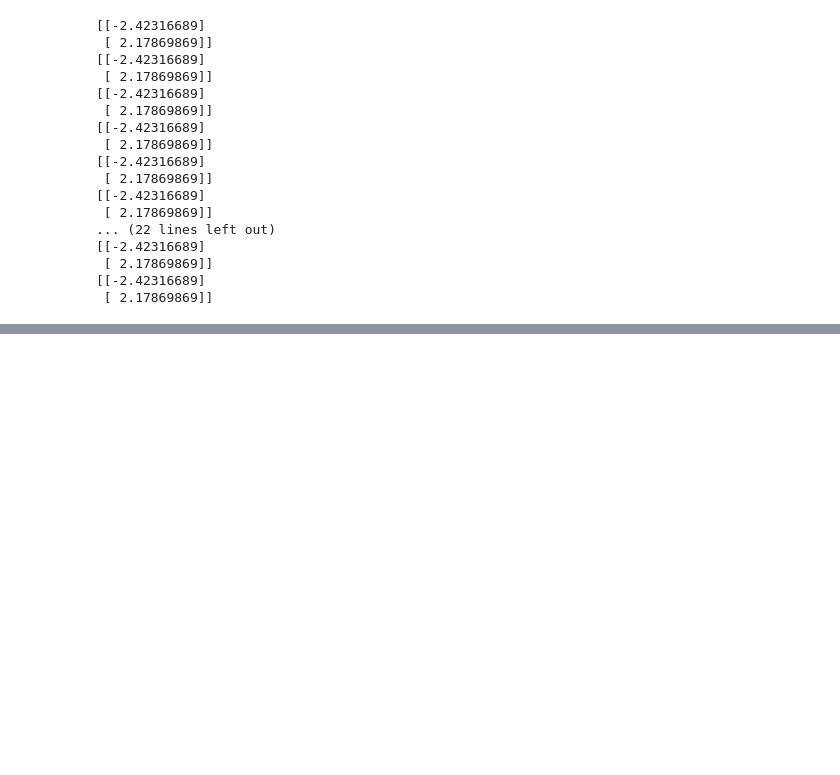
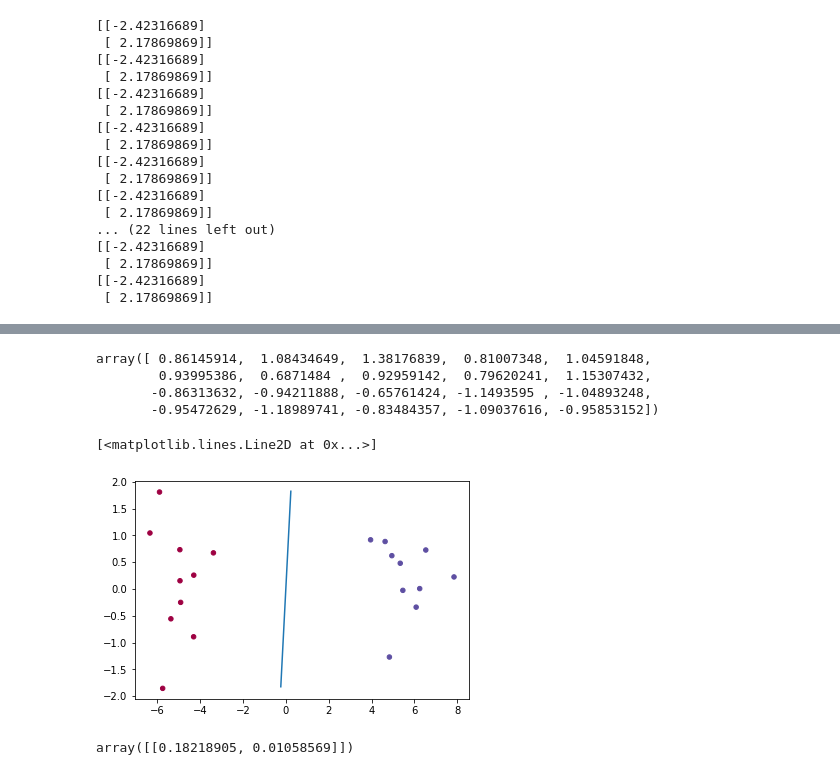
Before and after one commit to easilylazy/pattern-recognition, a Jupyter notebook: linear/linear_regression.ipynb, the cells around one changed output, grey strips where cells are left out. Cells and saved outputs as stored; diff of their text form; code cells hidden in the pictures; blank space fills up the shorter version.

```diff
--- a/linear/linear_regression.ipynb
+++ b/linear/linear_regression.ipynb
@@ -151,0 +221,17 @@ LMSalg(Xnp,Ynp)
+# %%
+def GenerateData(mu,d,N):
+    I=np.eye(d)
+    mu0=np.array([mu,0])
+    mu1=np.array([-mu,0])
+
+    s0=np.random.multivariate_normal(mu0,I,N)
+    s1=np.random.multivariate_normal(mu1,I,N)
+    X=np.zeros([2*N,d])
+    X[:N]=s0
+    X[N:]=s1
+    y=np.zeros(2*N)
+    y[:N]=1
+    y[N:]=-1
+    return X,y
+# %%
+X,y=GenerateData(5,2,10)
@@ -151,0 +261,20 @@ LMSalg(Xnp,Ynp)
+# %%
+W=SSerr2(addBias(X),y)
+np.dot(W,np.transpose(addBias(X)))
+# %% [output]
+array([ 0.86145914,  1.08434649,  1.38176839,  0.81007348,  1.04591848,
+        0.93995386,  0.6871484 ,  0.92959142,  0.79620241,  1.15307432,
+       -0.86313632, -0.94211888, -0.65761424, -1.1493595 , -1.04893248,
+       -0.95472629, -1.18989741, -0.83484357, -1.09037616, -0.95853152])
+# %%
+wTr=W[1:].reshape(1,2)
+plt.scatter(X[:,0],X[:,1],c=y.transpose(),marker = 'o', s=20, cmap = plt.cm.Spectral)
+scale=10
+plt.plot([-wTr[0][1]*scale,wTr[0][1]*scale],[-wTr[0][0]*scale,wTr[0][0]*scale],'-')
+# %% [output]
+[<matplotlib.lines.Line2D at 0x...>]
+[figure, added]
+# %%
+W.reshape(1,2)
+# %% [output]
+array([[0.18218905, 0.01058569]])
```
Also changed, not shown: parts of 23 cells of this notebook.
